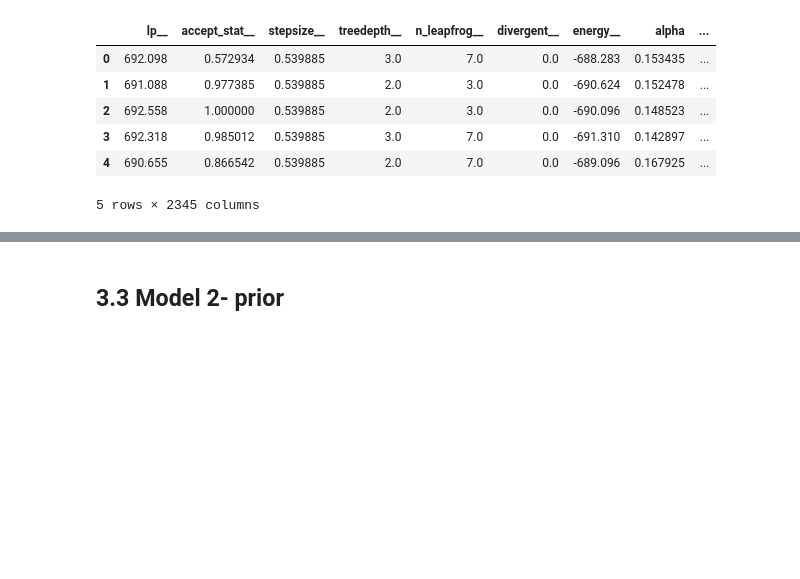
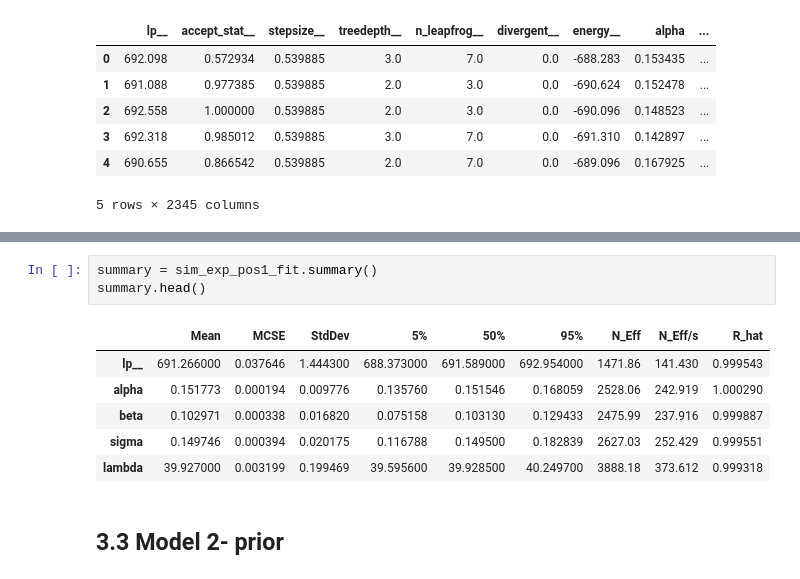
Before and after one commit to Karolina0110/DA, a Jupyter notebook: project/main_notebook.ipynb, the cells around one changed output, grey strips where cells are left out. Drawn from its saved outputs; the diff is of its cells as text; blank space fills up the shorter version.

```diff
--- a/project/main_notebook.ipynb
+++ b/project/main_notebook.ipynb
@@ -473,3 +489,13 @@ plt.show()
+# %%
+summary = sim_exp_pos1_fit.summary()
+summary.head()
+# %% [output]
+|  | Mean | MCSE | StdDev | 5% | 50% | 95% | N_Eff | N_Eff/s | R_hat |
+| lp__ | 691.266000 | 0.037646 | 1.444300 | 688.373000 | 691.589000 | 692.954000 | 1471.86 | 141.430 | 0.999543 |
+| alpha | 0.151773 | 0.000194 | 0.009776 | 0.135760 | 0.151546 | 0.168059 | 2528.06 | 242.919 | 1.000290 |
+| beta | 0.102971 | 0.000338 | 0.016820 | 0.075158 | 0.103130 | 0.129433 | 2475.99 | 237.916 | 0.999887 |
+| sigma | 0.149746 | 0.000394 | 0.020175 | 0.116788 | 0.149500 | 0.182839 | 2627.03 | 252.429 | 0.999551 |
+| lambda | 39.927000 | 0.003199 | 0.199469 | 39.595600 | 39.928500 | 40.249700 | 3888.18 | 373.612 | 0.999318 |
 # %% [markdown]
 ## 3.3 Model 2- prior
 # %%
```
Also changed, not shown: parts of 4 cells of this notebook.
